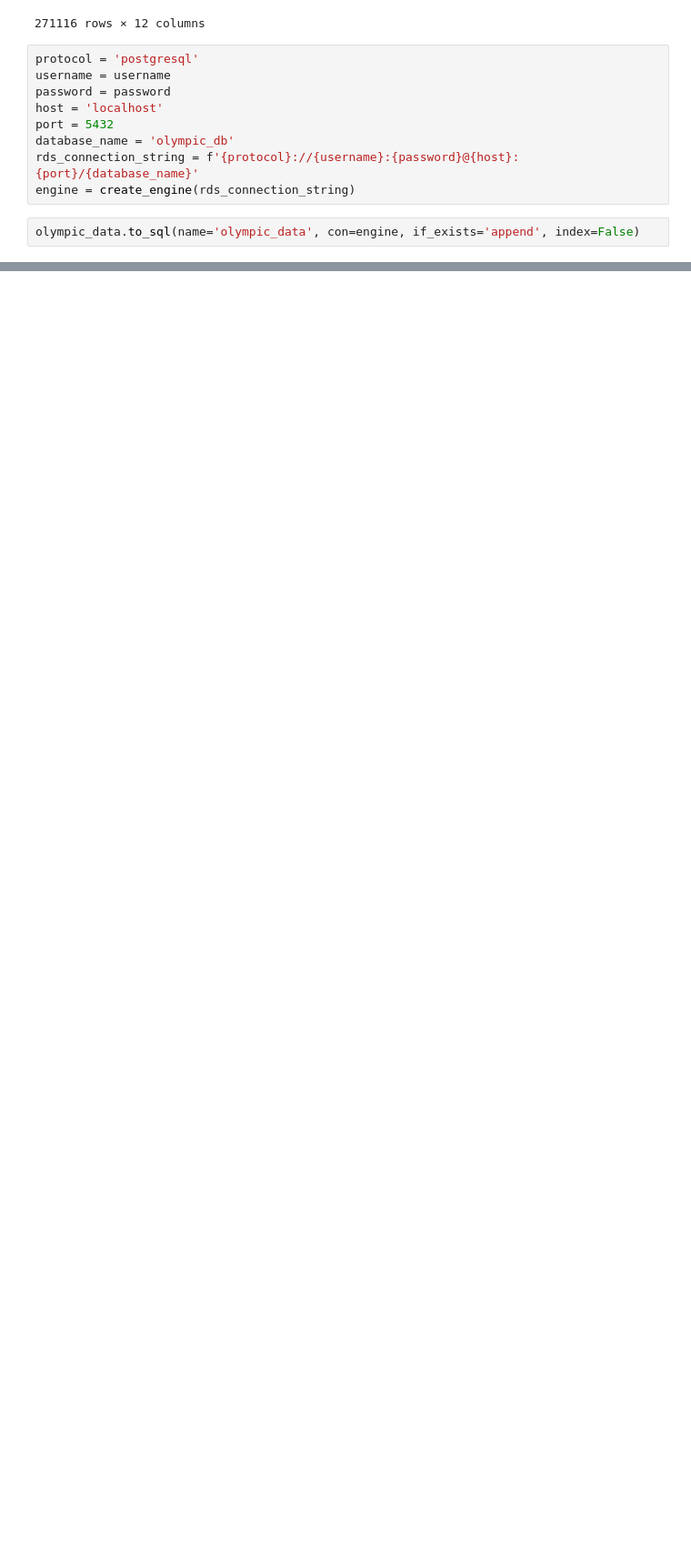
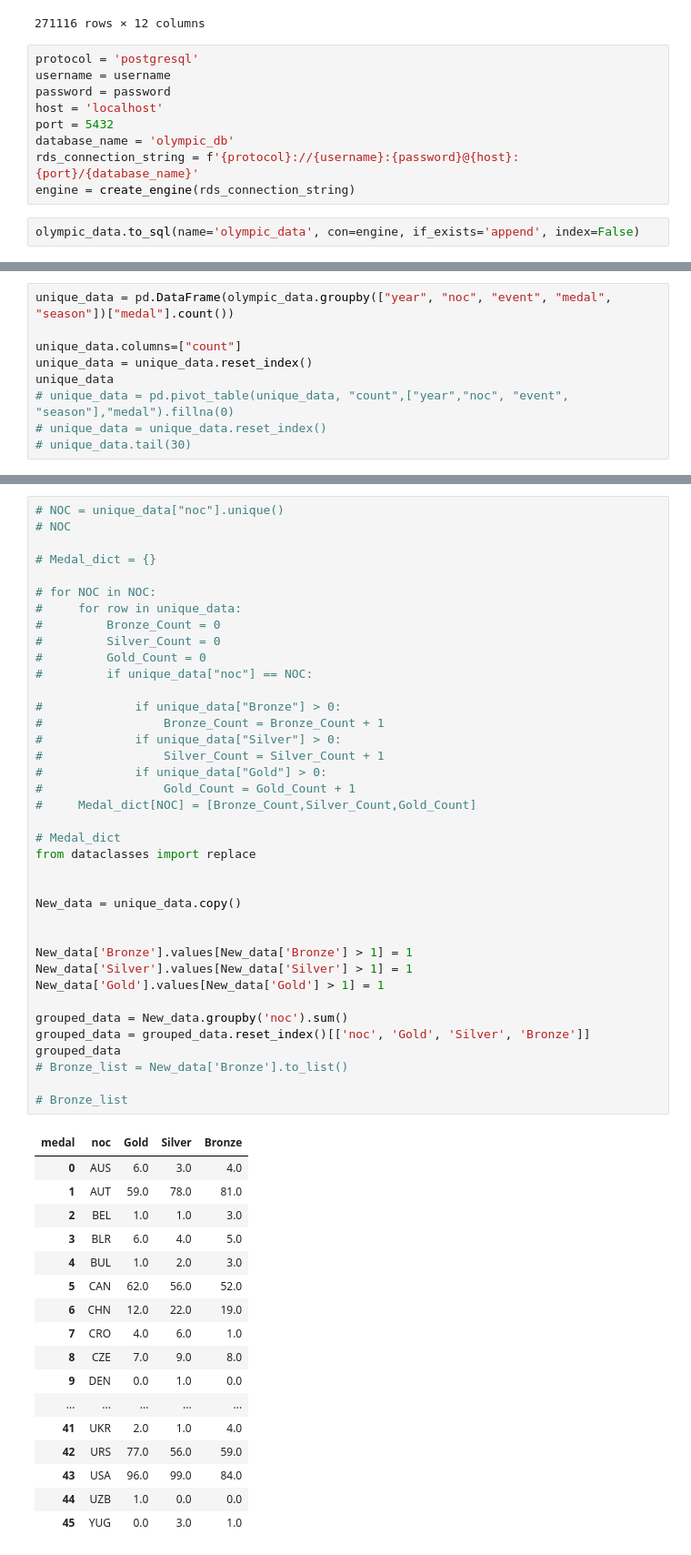
Before and after one commit to Calum-Knight/Project3-OlympicData, a Jupyter notebook: project3_notebook.ipynb, the cells around one changed output, grey strips where cells are left out. Shown at 91% size. Cells and saved outputs as stored; diff of their text form; blank space fills up the shorter version.

```diff
--- a/project3_notebook.ipynb
+++ b/project3_notebook.ipynb
@@ -66,0 +84,9 @@ pd.read_sql_query('select * from olympic_data', con=engine).head()
+# %%
+unique_data = pd.DataFrame(olympic_data.groupby(["year", "noc", "event", "medal", "season"])["medal"].count())
+
+unique_data.columns=["count"]
+unique_data = unique_data.reset_index()
+unique_data
+# unique_data = pd.pivot_table(unique_data, "count",["year","noc", "event", "season"],"medal").fillna(0)
+# unique_data = unique_data.reset_index()
+# unique_data.tail(30)
@@ -66,0 +107,56 @@ pd.read_sql_query('select * from olympic_data', con=engine).head()
+# %%
+# NOC = unique_data["noc"].unique()
+# NOC
+
+# Medal_dict = {}
+
+# for NOC in NOC:
+#     for row in unique_data:
+#         Bronze_Count = 0
+#         Silver_Count = 0
+#         Gold_Count = 0
+#         if unique_data["noc"] == NOC:
+
+#             if unique_data["Bronze"] > 0:
+#                 Bronze_Count = Bronze_Count + 1
+#             if unique_data["Silver"] > 0:
+#                 Silver_Count = Silver_Count + 1
+#             if unique_data["Gold"] > 0:
+#                 Gold_Count = Gold_Count + 1
+#     Medal_dict[NOC] = [Bronze_Count,Silver_Count,Gold_Count]
+
+# Medal_dict
+from dataclasses import replace
+
+
+New_data = unique_data.copy()
+
+
+New_data['Bronze'].values[New_data['Bronze'] > 1] = 1
+New_data['Silver'].values[New_data['Silver'] > 1] = 1
+New_data['Gold'].values[New_data['Gold'] > 1] = 1
+
+grouped_data = New_data.groupby('noc').sum()
+grouped_data = grouped_data.reset_index()[['noc', 'Gold', 'Silver', 'Bronze']]
+grouped_data
+# Bronze_list = New_data['Bronze'].to_list()
+
+# Bronze_list
+# %% [output]
+| medal | noc | Gold | Silver | Bronze |
+| 0 | AUS | 6.0 | 3.0 | 4.0 |
+| 1 | AUT | 59.0 | 78.0 | 81.0 |
+| 2 | BEL | 1.0 | 1.0 | 3.0 |
+| 3 | BLR | 6.0 | 4.0 | 5.0 |
+| 4 | BUL | 1.0 | 2.0 | 3.0 |
+| 5 | CAN | 62.0 | 56.0 | 52.0 |
+| 6 | CHN | 12.0 | 22.0 | 19.0 |
+| 7 | CRO | 4.0 | 6.0 | 1.0 |
+| 8 | CZE | 7.0 | 9.0 | 8.0 |
+| 9 | DEN | 0.0 | 1.0 | 0.0 |
+| ... | ... | ... | ... | ... |
+| 41 | UKR | 2.0 | 1.0 | 4.0 |
+| 42 | URS | 77.0 | 56.0 | 59.0 |
+| 43 | USA | 96.0 | 99.0 | 84.0 |
+| 44 | UZB | 1.0 | 0.0 | 0.0 |
+| 45 | YUG | 0.0 | 3.0 | 1.0 |
```
Also changed, not shown: parts of 2 cells of this notebook, 5 other files.
